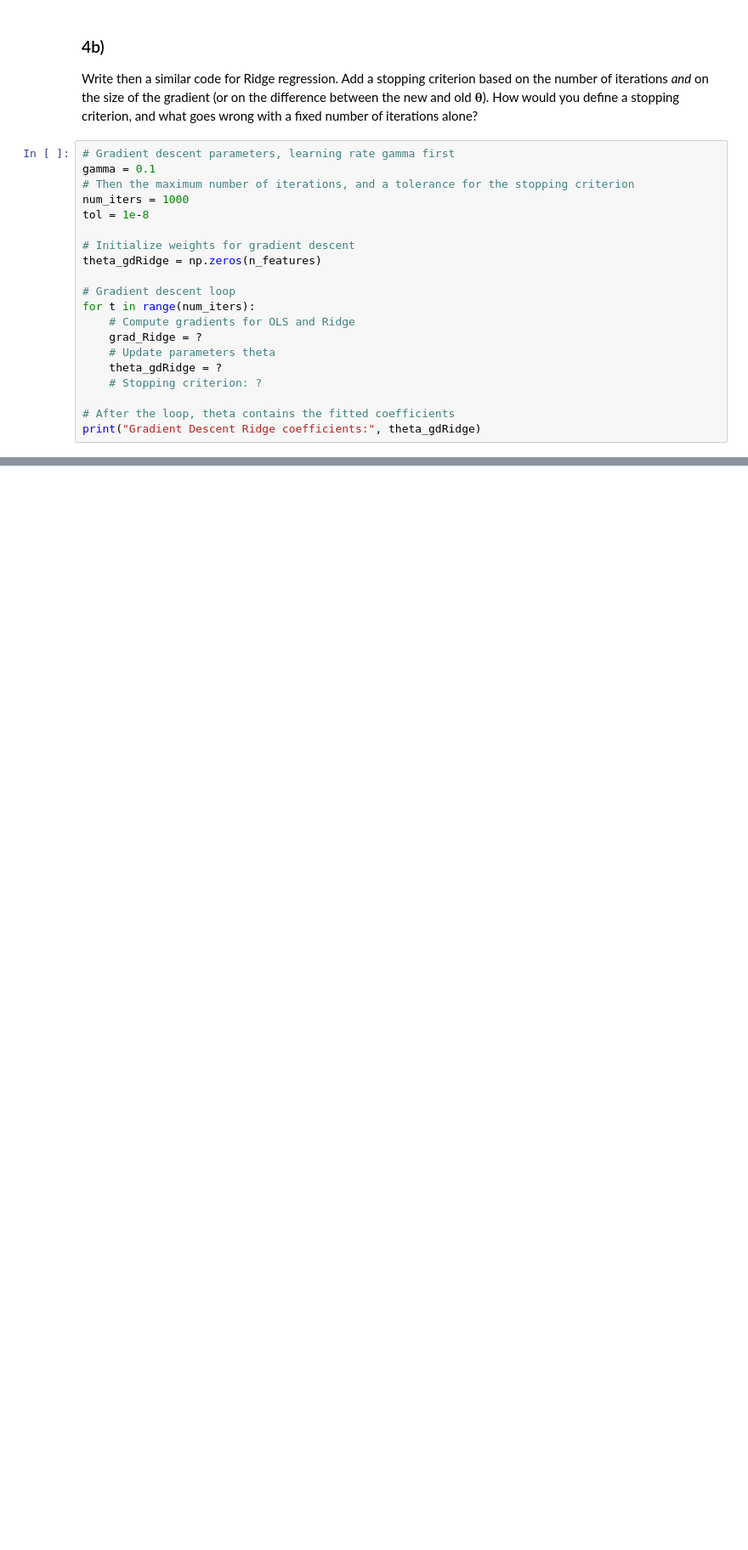
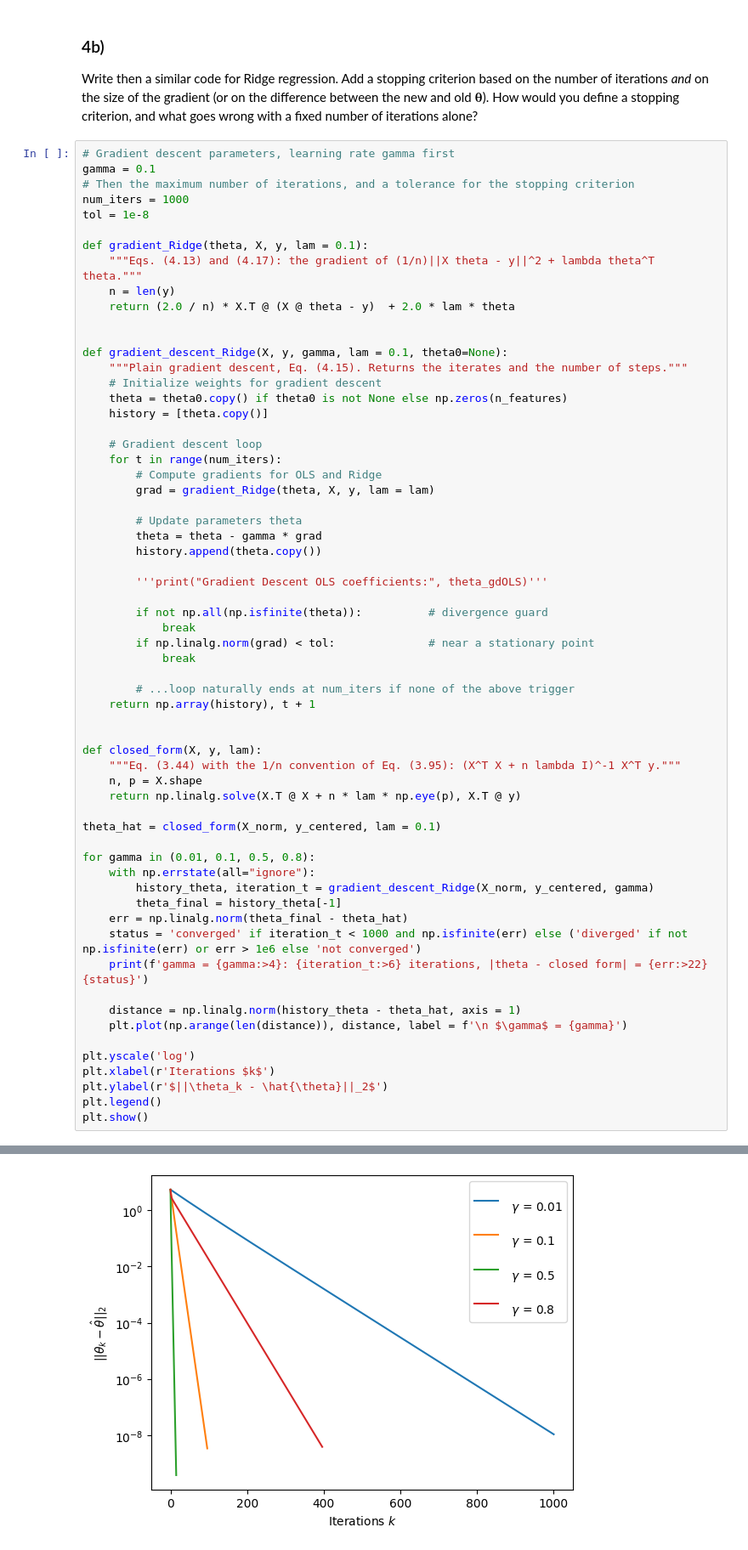
Before and after one commit to viktokr/FYS_STK4155-ukesoppgaver, a Jupyter notebook: exercisesweek37-Nora.ipynb, the cells around one changed output, grey strips where cells are left out. Shown at 85% size. Drawn from its saved outputs; the diff is of its cells as text; blank space fills up the shorter version.

```diff
--- a/exercisesweek37-Nora.ipynb
+++ b/exercisesweek37-Nora.ipynb
@@ -400,16 +400,59 @@ gamma = 0.1
 num_iters = 1000
 tol = 1e-8
 
-# Initialize weights for gradient descent
-theta_gdRidge = np.zeros(n_features)
+def gradient_Ridge(theta, X, y, lam = 0.1):
+    """Eqs. (4.13) and (4.17): the gradient of (1/n)||X theta - y||^2 + lambda theta^T theta."""
+    n = len(y)
+    return (2.0 / n) * X.T @ (X @ theta - y)  + 2.0 * lam * theta
 
-# Gradient descent loop
-for t in range(num_iters):
-    # Compute gradients for OLS and Ridge
-    grad_Ridge = ?
-    # Update parameters theta
-    theta_gdRidge = ?
-    # Stopping criterion: ?
 
-# After the loop, theta contains the fitted coefficients
-print("Gradient Descent Ridge coefficients:", theta_gdRidge)
+def gradient_descent_Ridge(X, y, gamma, lam = 0.1, theta0=None):
+    """Plain gradient descent, Eq. (4.15). Returns the iterates and the number of steps."""
+    # Initialize weights for gradient descent
+    theta = theta0.copy() if theta0 is not None else np.zeros(n_features)
+    history = [theta.copy()]
+
+    # Gradient descent loop
+    for t in range(num_iters):
+        # Compute gradients for OLS and Ridge
+        grad = gradient_Ridge(theta, X, y, lam = lam)
+
+        # Update parameters theta
+        theta = theta - gamma * grad
+        history.append(theta.copy())
+
+        '''print("Gradient Descent OLS coefficients:", theta_gdOLS)'''
+
+        if not np.all(np.isfinite(theta)):          # divergence guard
+            break
+        if np.linalg.norm(grad) < tol:              # near a stationary point
+            break
+
+        # ...loop naturally ends at num_iters if none of the above trigger
+    return np.array(history), t + 1
+
+
+def closed_form(X, y, lam):
+    """Eq. (3.44) with the 1/n convention of Eq. (3.95): (X^T X + n lambda I)^-1 X^T y."""
+    n, p = X.shape
+    return np.linalg.solve(X.T @ X + n * lam * np.eye(p), X.T @ y)
+
+theta_hat = closed_form(X_norm, y_centered, lam = 0.1)
+
+for gamma in (0.01, 0.1, 0.5, 0.8):
+    with np.errstate(all="ignore"):
+        history_theta, iteration_t = gradient_descent_Ridge(X_norm, y_centered, gamma)
+        theta_final = history_theta[-1]
+    err = np.linalg.norm(theta_final - theta_hat)
+    status = 'converged' if iteration_t < 1000 and np.isfinite(err) else ('diverged' if not np.isfinite(err) or err > 1e6 else 'not converged')
+    print(f'gamma = {gamma:>4}: {iteration_t:>6} iterations, |theta - closed form| = {err:>22} {status}')
+
+    distance = np.linalg.norm(history_theta - theta_hat, axis = 1)
+    plt.plot(np.arange(len(distance)), distance, label = f'\n $\gamma$ = {gamma}')
+
+plt.yscale('log')
+plt.xlabel(r'Iterations $k$')
+plt.ylabel(r'$||\theta_k - \hat{\theta}||_2$')
+plt.legend()
+plt.show()
+# %% [output]
@@ -415,0 +463 @@ print("Gradient Descent Ridge coefficients:", theta_gdRidge)
+[figure, added]
```
Also changed, not shown: parts of 2 cells of this notebook.
